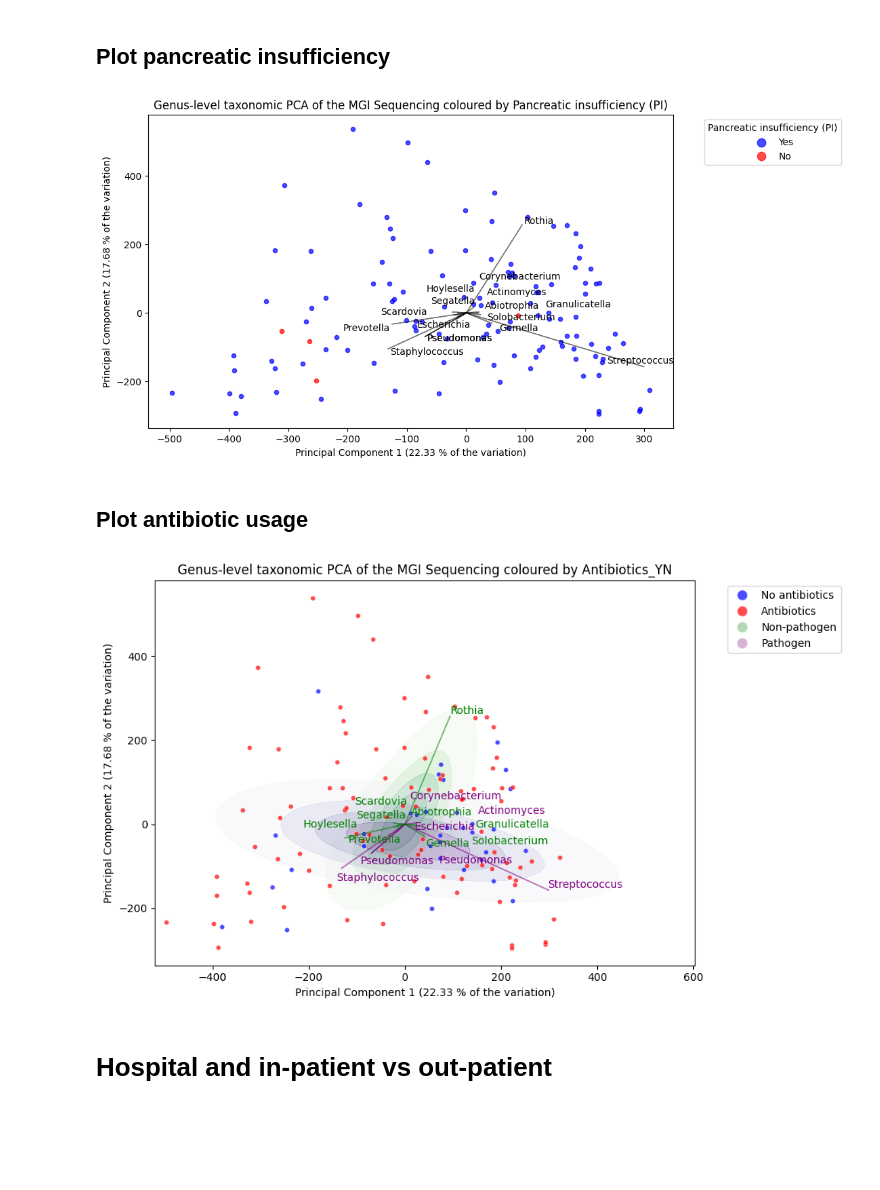
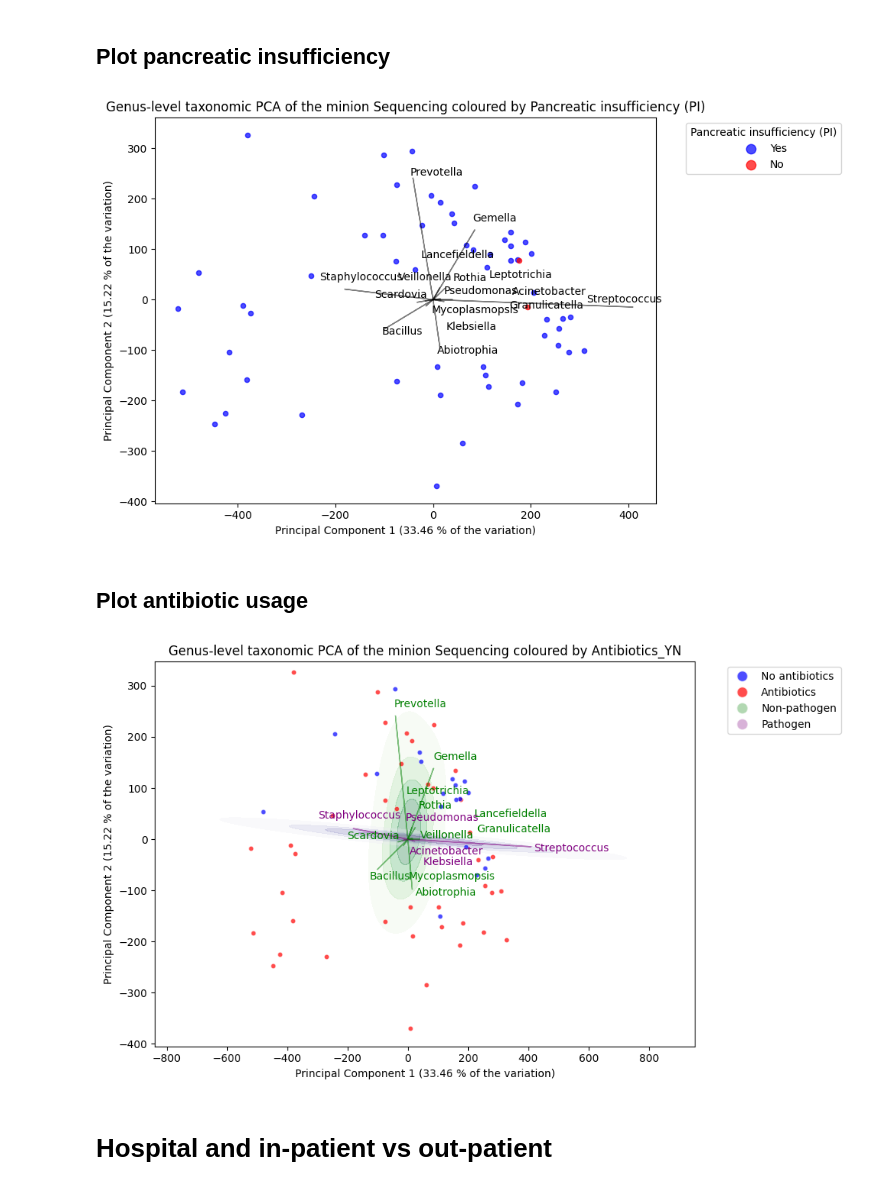
Before and after one commit to linsalrob/CF_2024, a Jupyter notebook: Jupyter/Minion_metadata_pcas.ipynb, the cells around one changed output. Saved outputs shown, nothing was run; the diff lists cells and outputs as text; code cells hidden in the pictures; blank space fills up the shorter version.

Commit message:
updating PCA plots

```diff
--- a/Jupyter/Minion_metadata_pcas.ipynb
+++ b/Jupyter/Minion_metadata_pcas.ipynb
@@ -132,8 +132,8 @@ minion_metadata = read_metadata("minion")
 
 Which sequence type are we working with here?
 # %%
-sequence_type = "MGI"
-# sequence_type = "minion"
+# sequence_type = "MGI"
+sequence_type = "minion"
 
 if sequence_type == "MGI":
     df = mgi_df.T
@@ -226,7 +226,7 @@ color_map = {'Yes': 'blue', 'No': 'red'}
 for yn in metadata[pw_condition].dropna().unique():
     if yn == '2':
         continue
-    filtered_pca = pca_df[pca_df.index.isin(metadata[metadata[pw_condition] == yn]['MGI'])]
+    filtered_pca = pca_df[pca_df.index.isin(metadata[metadata[pw_condition] == yn][sequence_type])]
     ax.scatter(filtered_pca['PC1'], filtered_pca['PC2'],
                 color=color_map[yn], label=yn, s=20, alpha=0.7)
 
@@ -236,35 +236,37 @@ if len(loadings) < maxloadings:
     maxloadings = len(loadings)
 
 plotscaler = 2
 texts = []
 for i in range(maxloadings):
     xpos = top_loadings_df.iloc[i, 0]*plotscaler
     ypos = top_loadings_df.iloc[i, 1]*plotscaler
     plt.arrow(0, 0, xpos, ypos,
               color='black', alpha=0.5, width=0.05)
     texts.append(plt.text(xpos, ypos, top_loadings_df.index[i], color='black'))
 
 # specifically add Pseudomonas
 pidx = top_loadings_df.index.get_loc('Pseudomonas')
 xpos = top_loadings_df.iloc[pidx, 0]*plotscaler
 ypos = top_loadings_df.iloc[pidx, 1]*plotscaler
 plt.arrow(0, 0, xpos, ypos, color='black', alpha=0.5, width=0.05)
 texts.append(plt.text(xpos, ypos, top_loadings_df.index[pidx], color='black'))
 
 adjust_text(texts)
 
 # Add labels and legend
-plt.title(f'{tax.capitalize()}-level taxonomic PCA of the MGI Sequencing coloured by {pw_condition}')
+plt.title(f'{tax.capitalize()}-level taxonomic PCA of the {sequence_type} Sequencing coloured by {pw_condition}')
 plt.xlabel(f'Principal Component 1 ({pc1_variance:.2f} % of the variation)')
 plt.ylabel(f'Principal Component 2 ({pc2_variance:.2f} % of the variation)')
 # plt.legend([])
 # Display legend with the person labels
 plt.legend(bbox_to_anchor=(1.05, 1), loc='upper left', markerscale=2, title=pw_condition)
 
 # Show plot
+plt.tight_layout()
+plt.savefig(f"img/pancreatic_insufficieny_pca_{sequence_type}.png")
 plt.show()
 # %% [output]
-[figure, old version]
+[figure, new version]
 # %% [markdown]
 ## Plot antibiotic usage
 # %%
@@ -315,7 +317,7 @@ sns.kdeplot(data=pathogen_loading, x='PC1', y='PC2', fill=True, alpha=0.3, cmap=
 for yn in metadata[pw_condition].dropna().unique():
     if yn == '2':
         continue
-    filtered_pca = pca_df[pca_df.index.isin(metadata[metadata[pw_condition] == yn]['MGI'])]
+    filtered_pca = pca_df[pca_df.index.isin(metadata[metadata[pw_condition] == yn][sequence_type])]
     sns.scatterplot(x=filtered_pca['PC1'], y=filtered_pca['PC2'], ax=ax,
                 color=color_map[yn], label=yn, s=20, alpha=0.7)
 
@@ -360,7 +362,7 @@ plt.legend(handles=patches, bbox_to_anchor=(1.05, 1), loc='upper left')
 
 
 # Add labels and legend
-plt.title(f'{tax.capitalize()}-level taxonomic PCA of the MGI Sequencing coloured by {pw_condition}')
+plt.title(f'{tax.capitalize()}-level taxonomic PCA of the {sequence_type} Sequencing coloured by {pw_condition}')
 plt.xlabel(f'Principal Component 1 ({pc1_variance:.2f} % of the variation)')
 plt.ylabel(f'Principal Component 2 ({pc2_variance:.2f} % of the variation)')
 # plt.legend([])
@@ -368,9 +370,10 @@ plt.ylabel(f'Principal Component 2 ({pc2_variance:.2f} % of the variation)')
 #plt.legend(bbox_to_anchor=(1.05, 1), loc='upper left', markerscale=2, title=pw_condition)
 
 plt.tight_layout()
+plt.savefig(f"img/antibiotics_pca_{sequence_type}.png")
 plt.show()
 # %% [output]
-[figure, old version]
+[figure, new version]
 # %% [markdown]
 # Hospital and in-patient vs out-patient
 # %%
```
Also changed, not shown: parts of 13 cells of this notebook, 7 other files.
